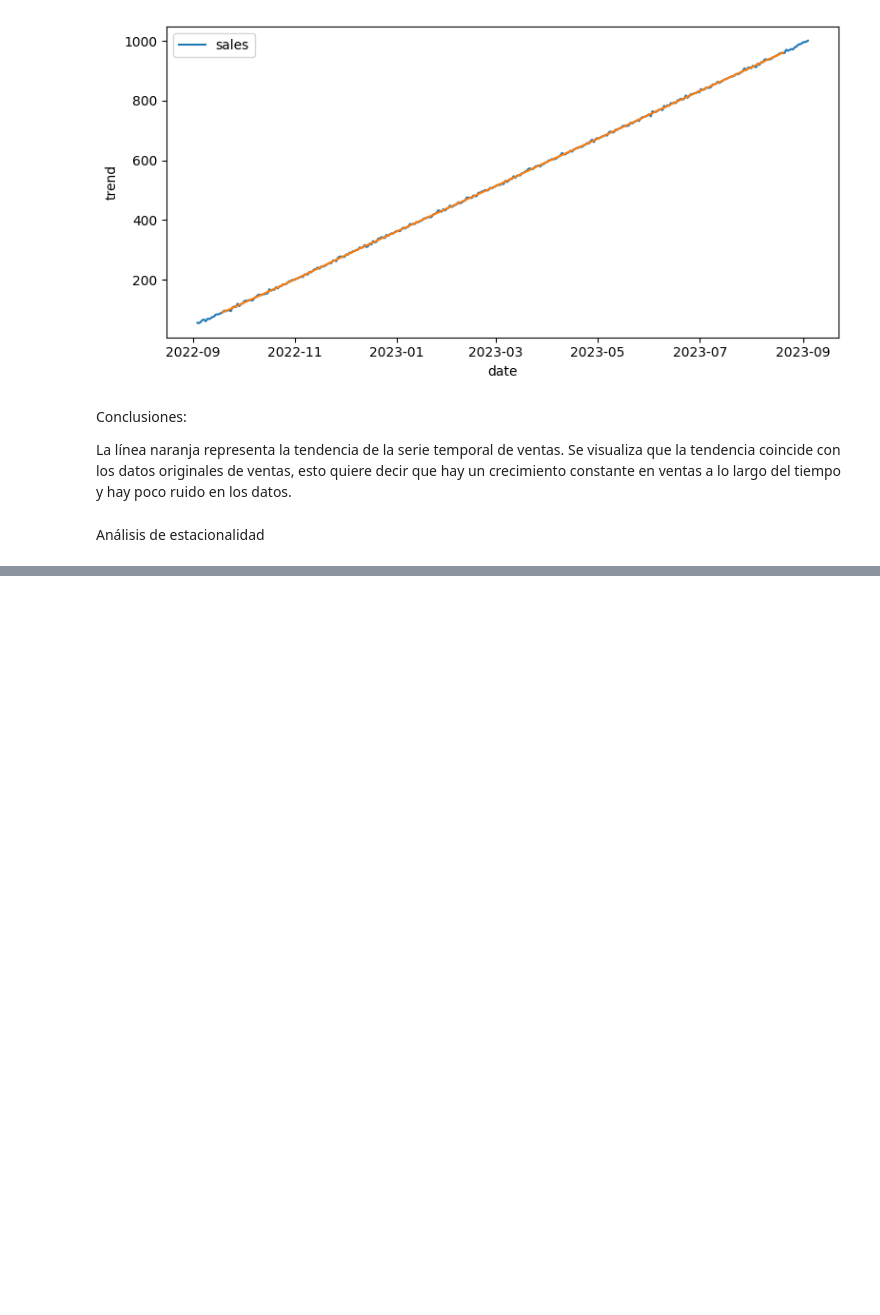
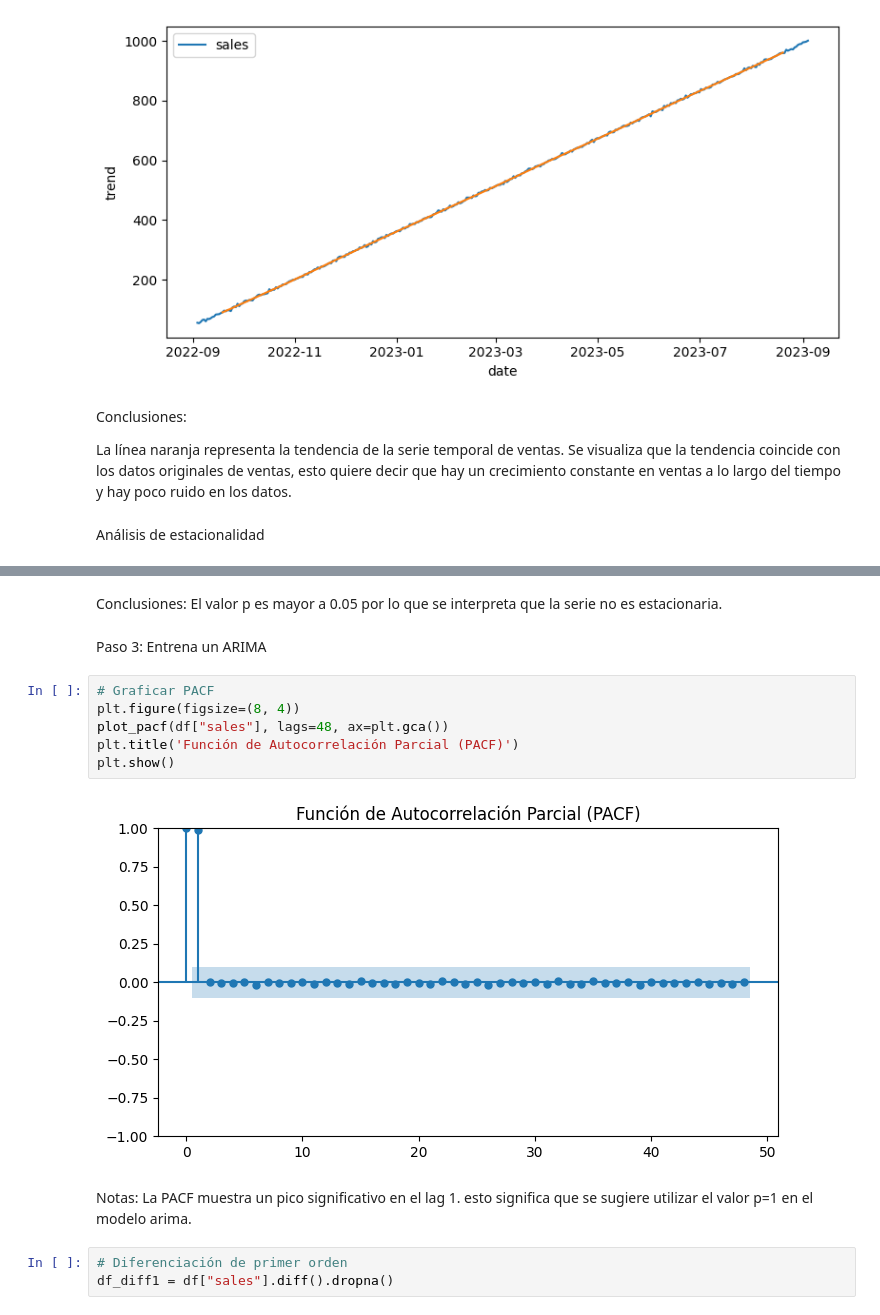
Before and after one commit to 4GeeksAcademy/machine-learning-python-series_temporales_melissahm, a Jupyter notebook: src/explore.ipynb, the cells around one changed output, grey strips where cells are left out. Drawn from its saved outputs; the diff is of its cells as text; blank space fills up the shorter version.

```diff
--- a/src/explore.ipynb
+++ b/src/explore.ipynb
@@ -131,0 +139,19 @@ En esta serie temporal predomina la tendencia ascendente.
+# %% [markdown]
+Conclusiones:
+El valor p es mayor a 0.05 por lo que se interpreta que la serie no es estacionaria.
+# %% [markdown]
+Paso 3: Entrena un ARIMA
+# %%
+# Graficar PACF
+plt.figure(figsize=(8, 4))
+plot_pacf(df["sales"], lags=48, ax=plt.gca())
+plt.title('Función de Autocorrelación Parcial (PACF)')
+plt.show()
+# %% [output]
+[figure, added]
+# %% [markdown]
+Notas:
+La PACF muestra un pico significativo en el lag 1. esto significa que se sugiere utilizar el valor p=1 en el modelo arima.
+# %%
+# Diferenciación de primer orden
+df_diff1 = df["sales"].diff().dropna()
```
Also changed, not shown: parts of 19 cells of this notebook.
